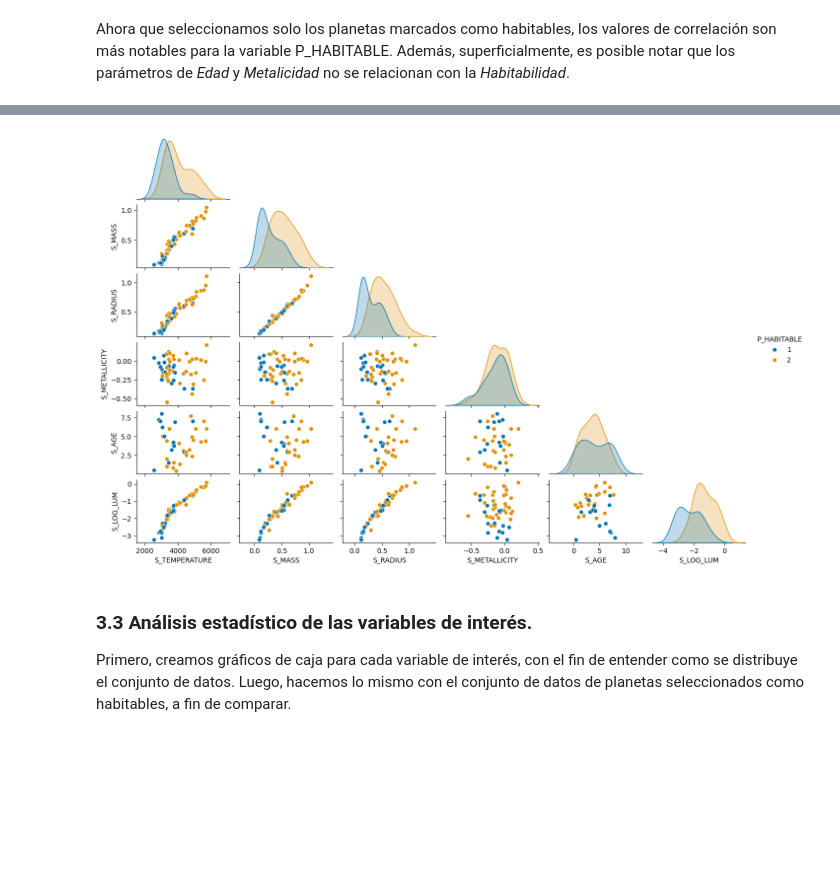
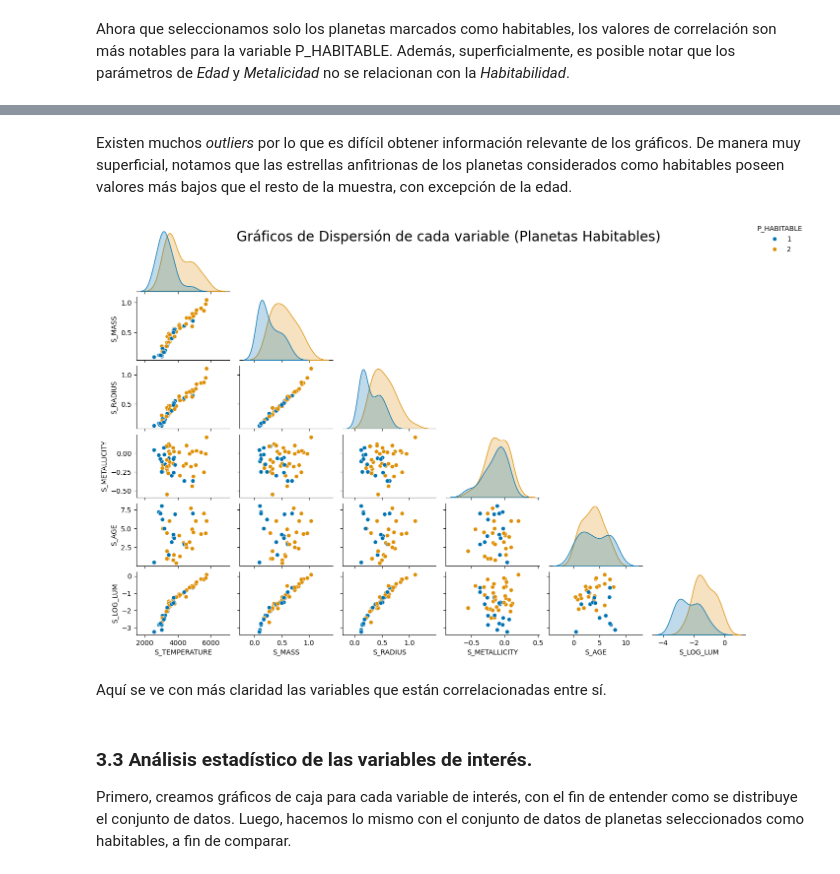
Before and after one commit to sphxisnot/Big-Data-2026, a Jupyter notebook: Hackaton_planetas_grupo_3.ipynb, the cells around one changed output, grey strips where cells are left out. Cells and saved outputs as stored; diff of their text form; code cells hidden in the pictures; blank space fills up the shorter version.

```diff
--- a/Hackaton_planetas_grupo_3.ipynb
+++ b/Hackaton_planetas_grupo_3.ipynb
@@ -177,10 +163,16 @@ plt.show()
+# %% [markdown]
+Existen muchos _outliers_ por lo que es difícil obtener información relevante de los gráficos. De manera muy superficial, notamos que las estrellas anfitrionas de los planetas considerados como habitables poseen valores más bajos que el resto de la muestra, con excepción de la edad.
 # %%
 g2 = sns.pairplot(data_habitable[params2], hue="P_HABITABLE", corner=True, aspect=1.5,
-                  height=1.5, palette="colorblind", diag_kind="kde")#, plot_kws=dict(xscale="log",yscale="log"))
-
+                  height=1.5, palette="colorblind", diag_kind="kde")
+sns.move_legend(g2,"upper right")
+b=plt.gcf()
+b.suptitle("Gráficos de Dispersión de cada variable (Planetas Habitables)",fontsize=20)
 plt.show()
 # %% [output]
-[figure, old version]
+[figure, new version]
+# %% [markdown]
+Aquí se ve con más claridad las variables que están correlacionadas entre sí.
 # %% [markdown]
 ### 3.3 Análisis estadístico de las variables de interés.
 
```
Also changed, not shown: parts of 11 cells of this notebook.
